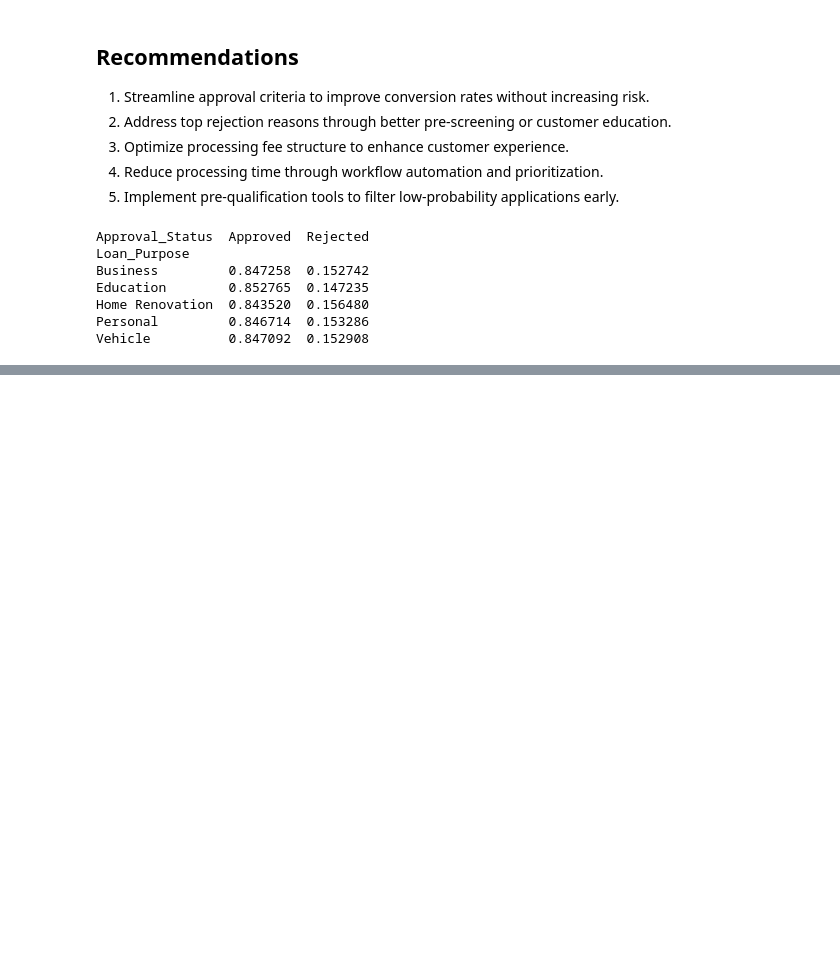
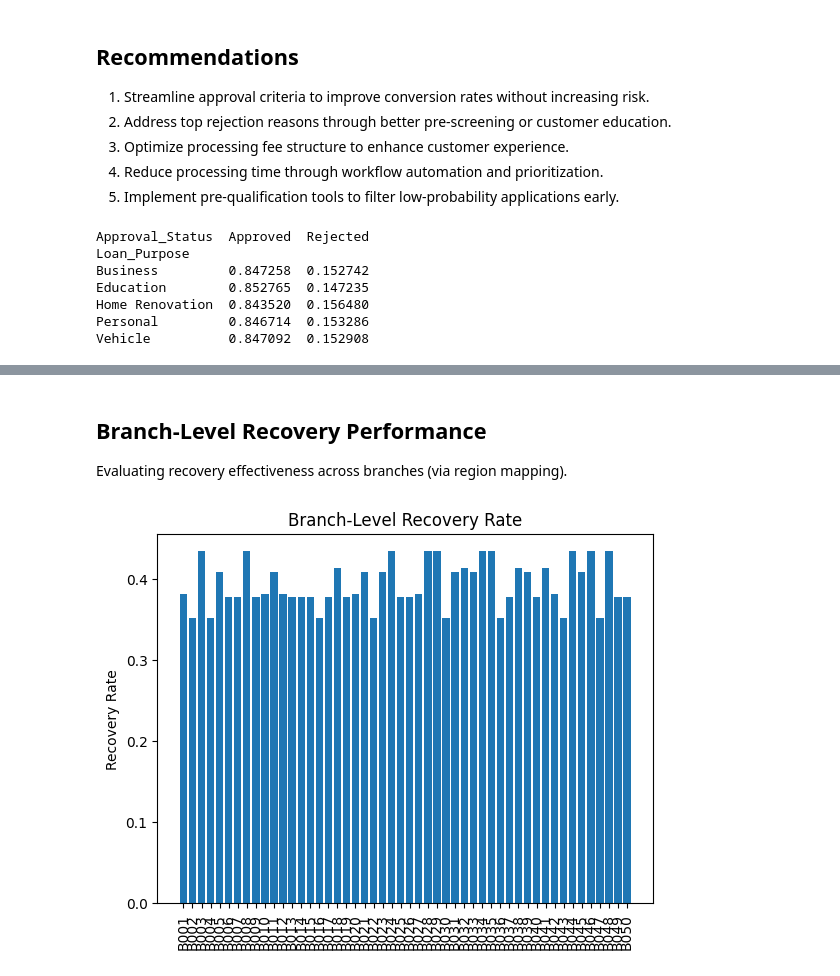
Before and after one commit to madhurmd/hero-fincorp-loan-analysis, a Jupyter notebook: notebooks/analysis.ipynb, the cells around one changed output, grey strips where cells are left out. Saved outputs shown, nothing was run; the diff lists cells and outputs as text; code cells hidden in the pictures; blank space fills up the shorter version.

```diff
--- a/notebooks/analysis.ipynb
+++ b/notebooks/analysis.ipynb
@@ -1263,0 +1329,28 @@ Vehicle          0.847092  0.152908
+# %% [markdown]
+## Branch-Level Recovery Performance
+
+Evaluating recovery effectiveness across branches (via region mapping).
+# %%
+default_region = defaults.merge(
+    loans[['Loan_ID', 'Customer_ID']],
+    on='Loan_ID',
+    how='left'
+).merge(
+    customers[['Customer_ID', 'Region']],
+    left_on='Customer_ID_x',
+    right_on = "Customer_ID",
+    how='left'
+)
+# %%
+region_recovery = default_region.groupby('Region')['Recovery_Rate'].mean().reset_index()
+# %%
+branch_recovery = branches.merge(region_recovery, on='Region', how='left')
+# %%
+plt.figure()
+plt.bar(branch_recovery['Branch_ID'], branch_recovery['Recovery_Rate'])
+plt.xticks(rotation=90)
+plt.title("Branch-Level Recovery Rate")
+plt.ylabel("Recovery Rate")
+plt.show()
+# %% [output]
+[figure, added]
```
Also changed, not shown: parts of 14 cells of this notebook.
